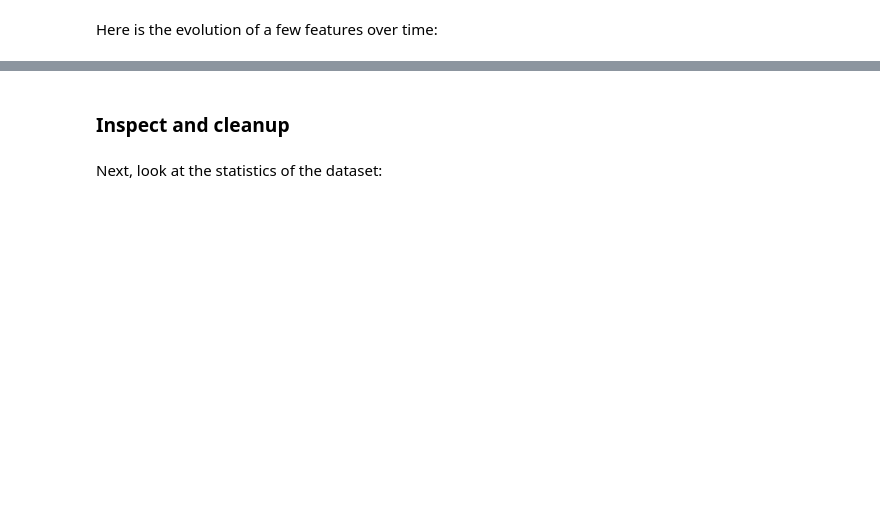
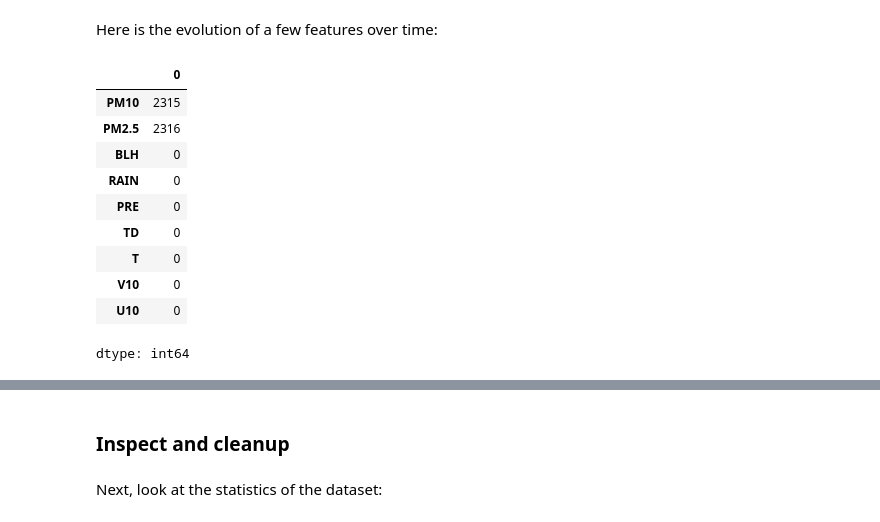
Before and after one commit to datadrivenharshal/Machine-Learning-for-Time-Series-with-Python, a Jupyter notebook: site/en/tutorials/structured_data/time_series.ipynb, the cells around one changed output, grey strips where cells are left out. Cells and saved outputs as stored; diff of their text form; code cells hidden in the pictures; blank space fills up the shorter version.

```diff
--- a/site/en/tutorials/structured_data/time_series.ipynb
+++ b/site/en/tutorials/structured_data/time_series.ipynb
@@ -84,3 +90,17 @@ df.head()
 # %% [markdown]
 Here is the evolution of a few features over time:
+# %%
+df.isna().sum()
+# %% [output]
+|  | 0 |
+| PM10 | 2315 |
+| PM2.5 | 2316 |
+| BLH | 0 |
+| RAIN | 0 |
+| PRE | 0 |
+| TD | 0 |
+| T | 0 |
+| V10 | 0 |
+| U10 | 0 |
+dtype: int64
 # %%
```
Also changed, not shown: parts of 55 cells of this notebook.
